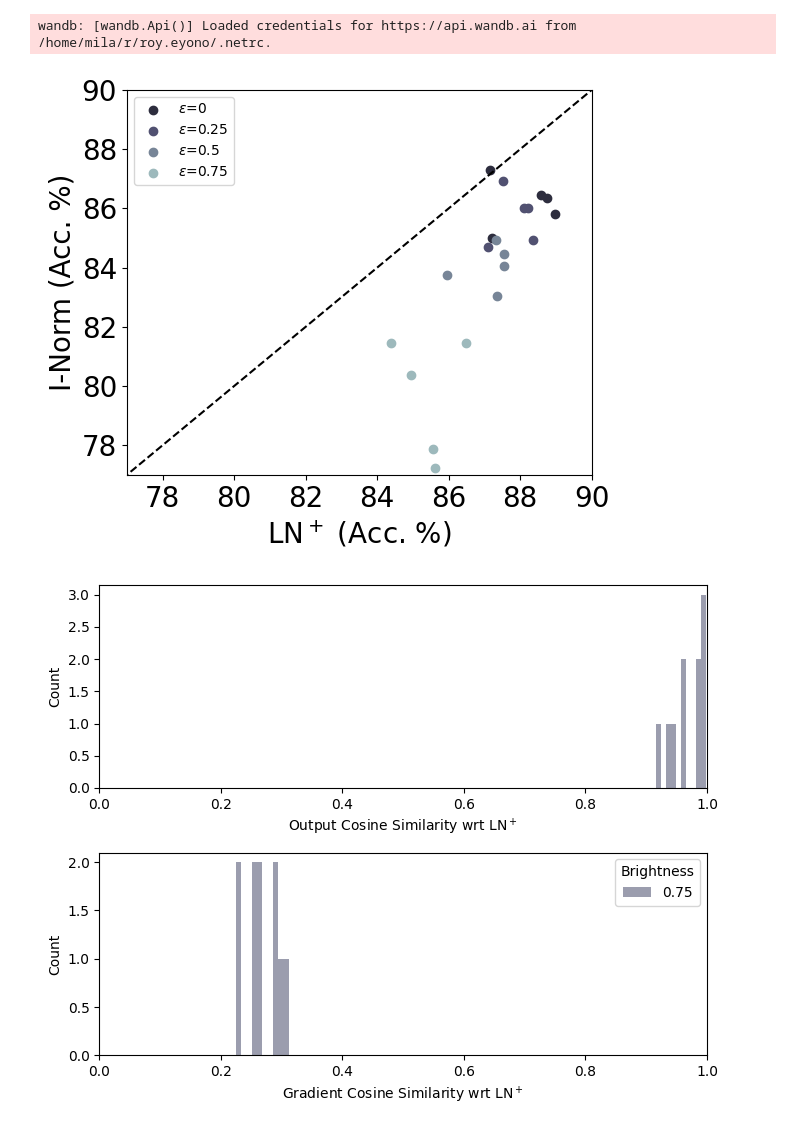
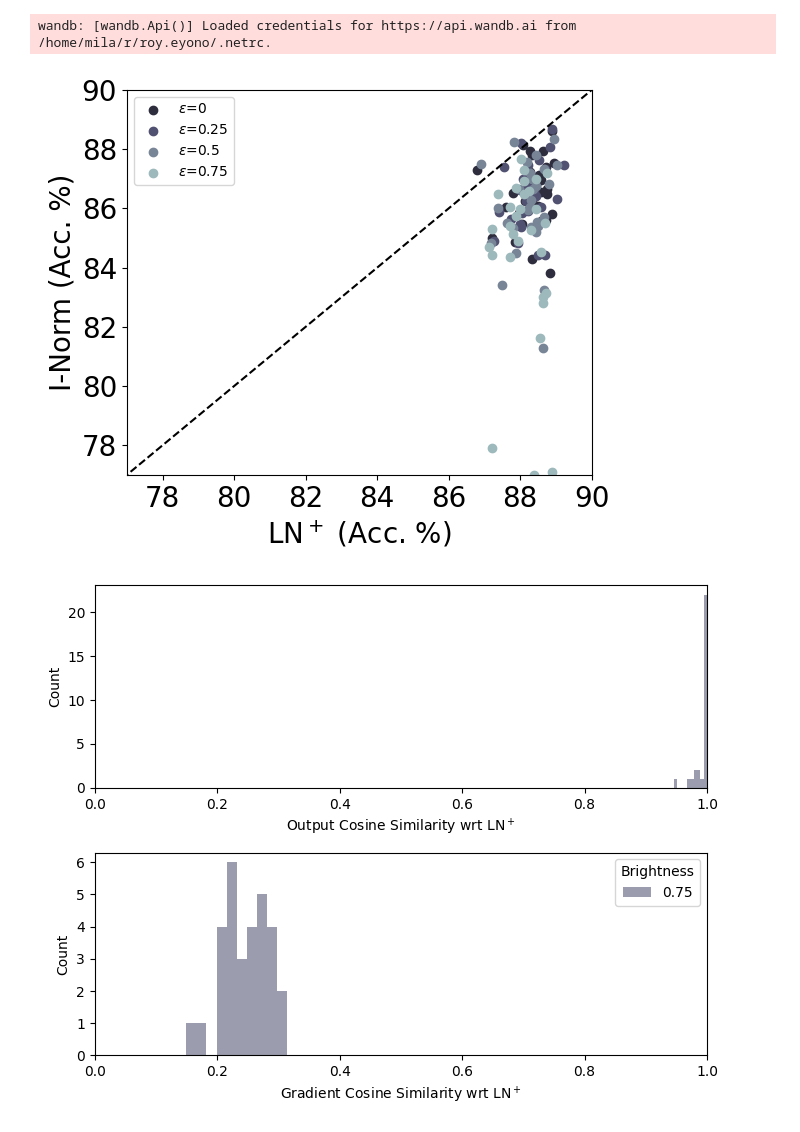
Before and after one commit to RoyHEyono/RNN_EI_Network, a Jupyter notebook: experiments/dense_fmnist/analysis/fig_4.ipynb, the cells around one changed output. Saved outputs shown, nothing was run; the diff lists cells and outputs as text; code cells hidden in the pictures.

```diff
--- a/experiments/dense_fmnist/analysis/fig_4.ipynb
+++ b/experiments/dense_fmnist/analysis/fig_4.ipynb
@@ -63,10 +63,10 @@ for bfi in brightness_values:
 
     runs_dict = dict()
 
-    runs_dict["runs_vanilla_dann_layernorm"] = fetch_runs(api, entity='royeyono', project_name='Luminosity_LNHomeostasis', filters={"config.dataset": "fashionmnist",
+    runs_dict["runs_vanilla_dann_layernorm"] = fetch_runs(api, entity='royeyono', project_name='Luminosity_LNHomeostasis', filters={"config.dataset": "fashionmnist_contrast",
                                                             "config.brightness_factor": bfi, "config.homeostasis": 0, "config.normtype_detach": 0,
                                                             "config.excitation_training": 1, "config.layer_norm": 1, "config.use_testset": True}, order="-summary_metrics.test_acc")
-    runs_dict["runs_homeostasis"] = fetch_runs(api, entity='royeyono', project_name='Luminosity_LNHomeostasis', filters={"config.dataset": "fashionmnist",
+    runs_dict["runs_homeostasis"] = fetch_runs(api, entity='royeyono', project_name='Luminosity_LNHomeostasis', filters={"config.dataset": "fashionmnist_contrast",
                                                             "config.brightness_factor": bfi, "config.homeostasis": 1, "config.normtype_detach": 1, "config.shunting": 1,
                                                             "config.excitation_training": 1, "config.layer_norm": 0, "config.ln_feedback":"full", "config.use_testset": True, "config.ln_feedback":'full'}, order="-summary_metrics.test_acc")
 
@@ -85,7 +85,7 @@ ax.legend()
 sm = cm.ScalarMappable(cmap=cmap, norm=norm)
 sm.set_array([])
 # %% [output]
-[figure, old version]
+[figure, new version]
 # %%
 import matplotlib.pyplot as plt
 import numpy as np
@@ -134,7 +134,7 @@ def collect_last_epoch_summary(alignment_prefix):
             entity="royeyono",
             project_name="Luminosity_LNHomeostasis",
             filters={
-                "config.dataset": "fashionmnist",
+                "config.dataset": "fashionmnist_contrast",
                 "config.brightness_factor": bright,
                 "config.homeostasis": 1,
                 "config.normtype_detach": 1,
@@ -181,31 +181,31 @@ fig, axes = plt.subplots(2, 1, figsize=(7, 5.5), sharex=False)
 
 # --- Top: Output alignment ---
 ax = axes[0]
 for bright, values in output_data.items():
     ax.hist(values, bins=10, alpha=0.6,
             color=trunc_bone(norm(bright)), label=str(bright))
 
 ax.set_xlabel("Output Cosine Similarity wrt LN$^+$")
 ax.set_ylabel("Count")
 ax.set_xlim(0, 1)
 # ax.set_yscale('log')
 
 # --- Bottom: Gradient alignment ---
 ax = axes[1]
 for bright, values in grad_data.items():
     ax.hist(values, bins=10, alpha=0.6,
             color=trunc_bone(norm(bright)),
             # rwidth=0.9,
             label=str(bright))
 
 ax.set_xlabel("Gradient Cosine Similarity wrt LN$^+$")
 ax.set_ylabel("Count")
 ax.legend(title="Brightness")
 ax.set_xlim(0, 1)
 # ax.set_yscale('log')
 
 plt.tight_layout()
 plt.tight_layout()
 plt.show()
 # %% [output]
-[figure, old version]
+[figure, new version]
```
Also changed, not shown: 16 other files.
